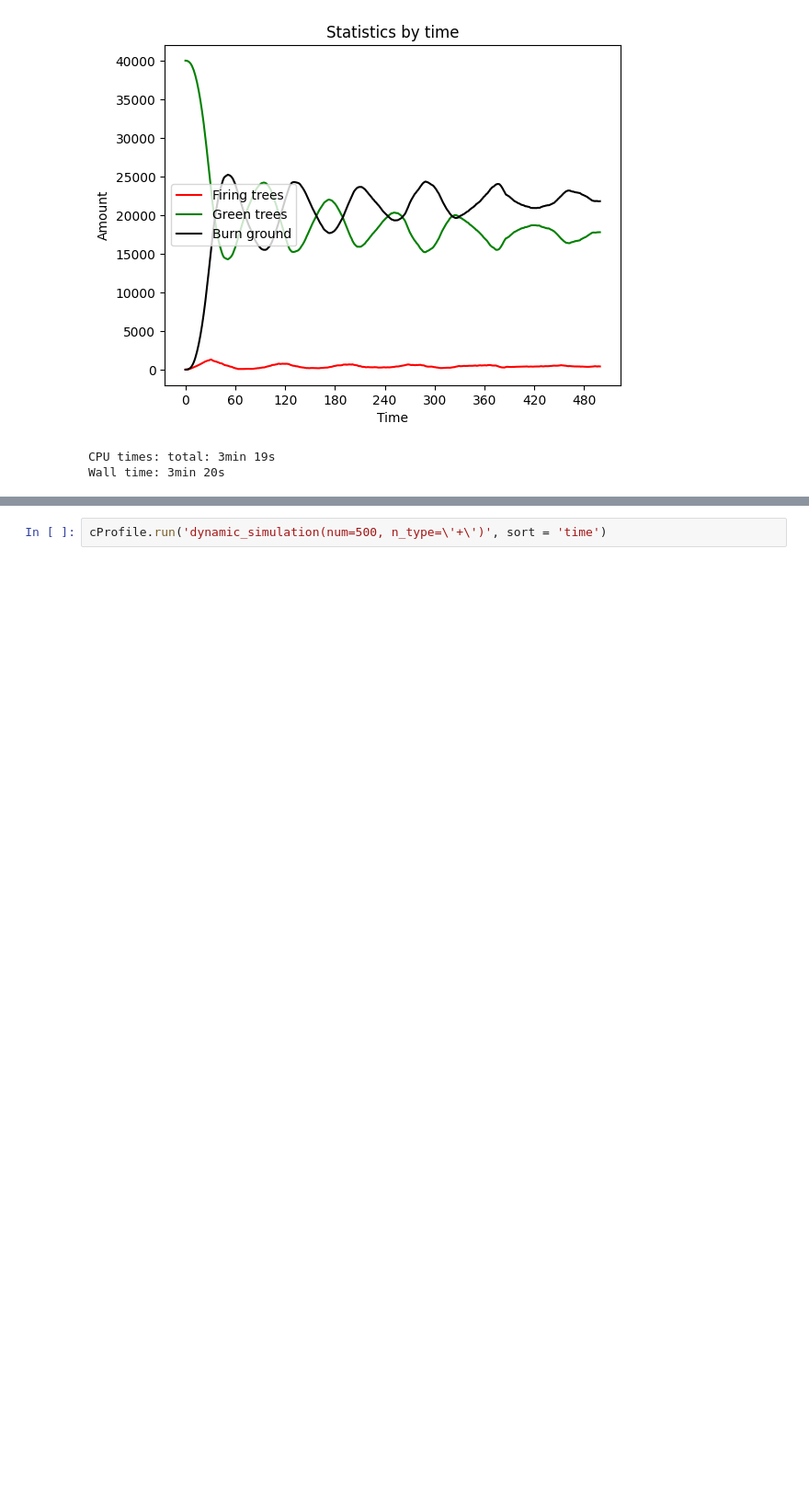
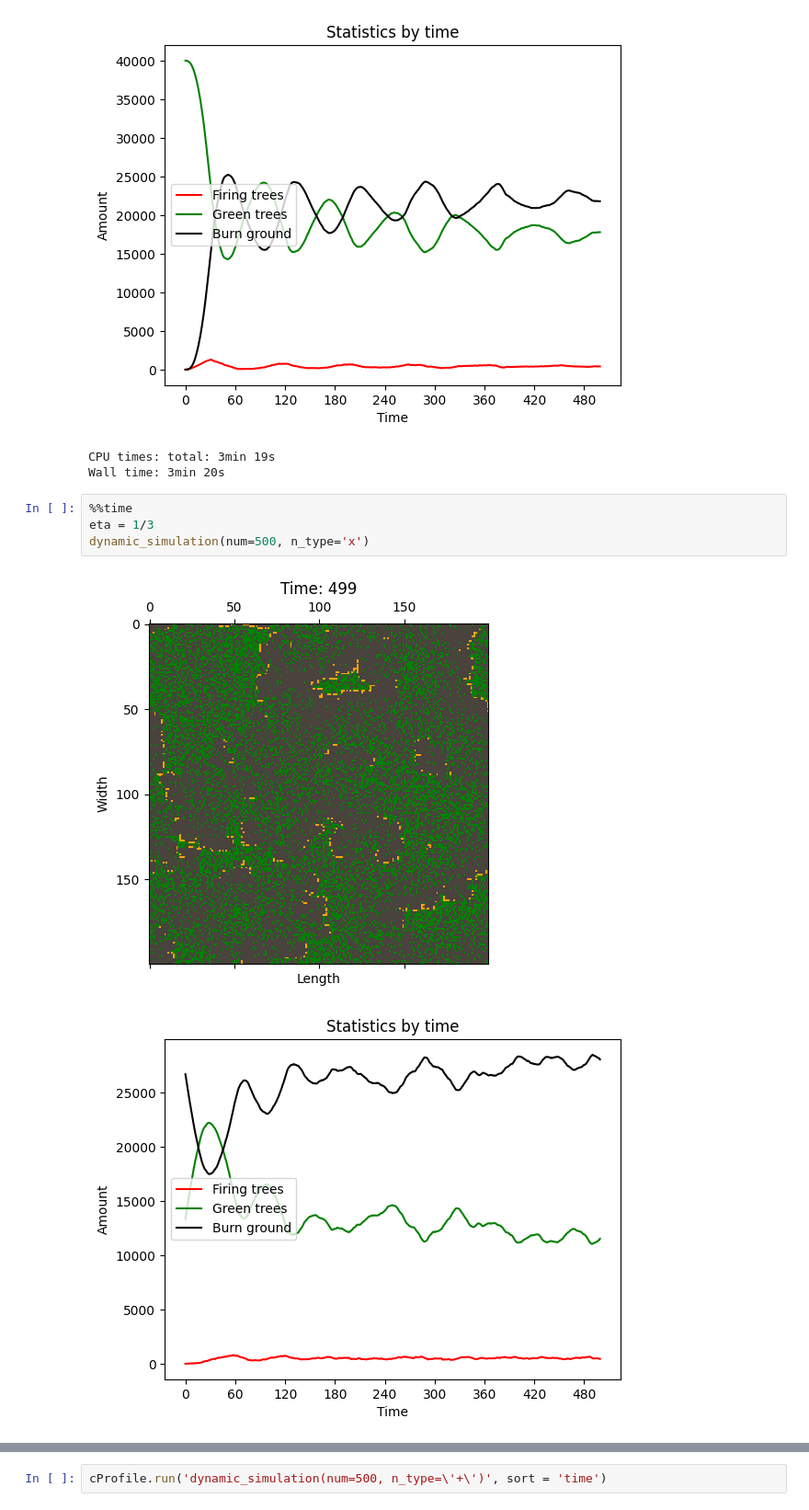
Before and after one commit to zimychka/miit_lab1_forest_fire, a Jupyter notebook: src/forest_fire_lb1.ipynb, the cells around one changed output, grey strips where cells are left out. Shown at 92% size. Cells and saved outputs as stored; diff of their text form; blank space fills up the shorter version.

Commit message:
added all graphics

```diff
--- a/src/forest_fire_lb1.ipynb
+++ b/src/forest_fire_lb1.ipynb
@@ -274,3 +274,10 @@ dynamic_simulation(num=500, n_type='+')
 [figure]
 CPU times: total: 3min 19s
 Wall time: 3min 20s
+# %%
+%%time
+eta = 1/3
+dynamic_simulation(num=500, n_type='x')
+# %% [output]
+[figure, added]
+[figure, added]
```
Also changed, not shown: parts of 3 cells of this notebook.
